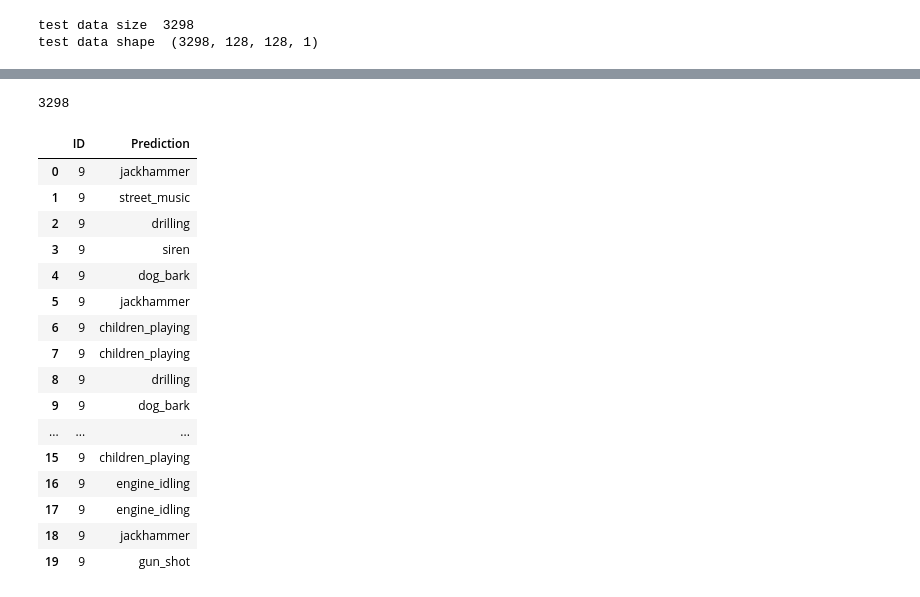
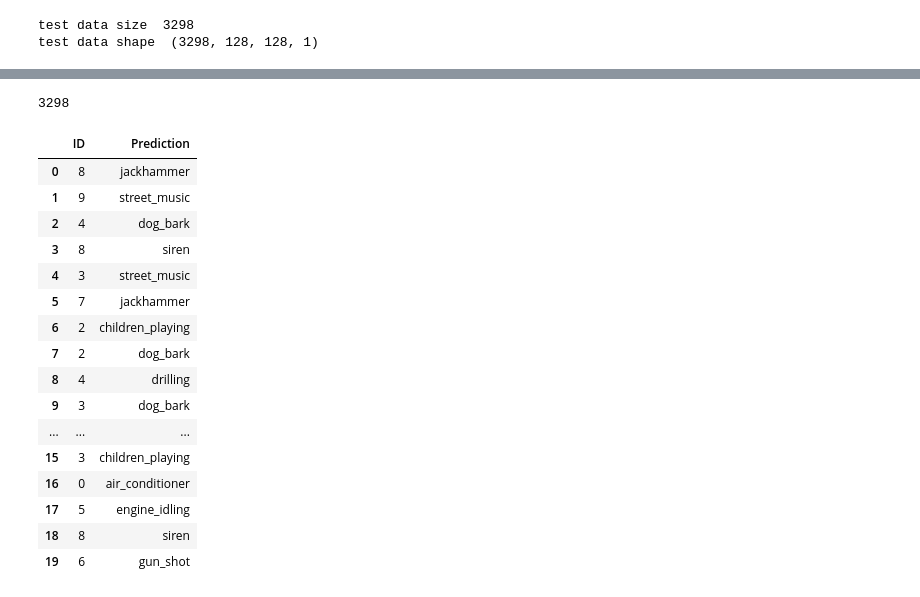
Before and after one commit to pascalsto/Urban-Sound-Classification, a Jupyter notebook: Classification.ipynb, the cells around one changed output, grey strips where cells are left out. Cells and saved outputs as stored; diff of their text form; code cells hidden in the pictures.

```diff
--- a/Classification.ipynb
+++ b/Classification.ipynb
@@ -701,7 +659,7 @@ _________________________________________________________________
 # NOTE:
 # Increase number if epochs from  1 to 60 or 100 for higher prediction accuracy
 # default is set to 1 for faster commit
-MAX_EPOCHS=3
+MAX_EPOCHS=50
 MAX_BATCH_SIZE=23
 # learning rate reduction rate
 MAX_PATIENT=2
@@ -987,34 +947,34 @@ print ( len(y_pred), len(tx_test2))
 # %%
 # save result for submission
 prediction_output_file='prediction_result_1.csv'
 with open(prediction_output_file,"w") as file:
     file.write("ID,Prediction\n")
     i=0
     for i in range( (len(valid_test_data)-1)) :
         #print(i, y_pred[i])
-        file.write(str(valid_test_data.iloc[1]['classID'])+','+ int_to_label[y_pred[i]])    # mit iloc ansprechen anstatt am ende einfach []
+        file.write(str(valid_test_data.iloc[i]['classID'])+','+ int_to_label[y_pred[i]])    # mit iloc ansprechen anstatt am ende einfach []
         file.write('\n')
         i=i+1
 
 print(len(y_pred))
 output = pd.read_csv(prediction_output_file)
 output.head(20)
 # %% [output]
 3298
 |  | ID | Prediction |
-| 0 | 9 | jackhammer |
+| 0 | 8 | jackhammer |
 | 1 | 9 | street_music |
-| 2 | 9 | drilling |
-| 3 | 9 | siren |
-| 4 | 9 | dog_bark |
-| 5 | 9 | jackhammer |
-| 6 | 9 | children_playing |
-| 7 | 9 | children_playing |
-| 8 | 9 | drilling |
-| 9 | 9 | dog_bark |
+| 2 | 4 | dog_bark |
+| 3 | 8 | siren |
+| 4 | 3 | street_music |
+| 5 | 7 | jackhammer |
+| 6 | 2 | children_playing |
+| 7 | 2 | dog_bark |
+| 8 | 4 | drilling |
+| 9 | 3 | dog_bark |
 | ... | ... | ... |
-| 15 | 9 | children_playing |
-| 16 | 9 | engine_idling |
-| 17 | 9 | engine_idling |
-| 18 | 9 | jackhammer |
-| 19 | 9 | gun_shot |
+| 15 | 3 | children_playing |
+| 16 | 0 | air_conditioner |
+| 17 | 5 | engine_idling |
+| 18 | 8 | siren |
+| 19 | 6 | gun_shot |
```
Also changed, not shown: parts of 10 cells of this notebook, 5 other files.
